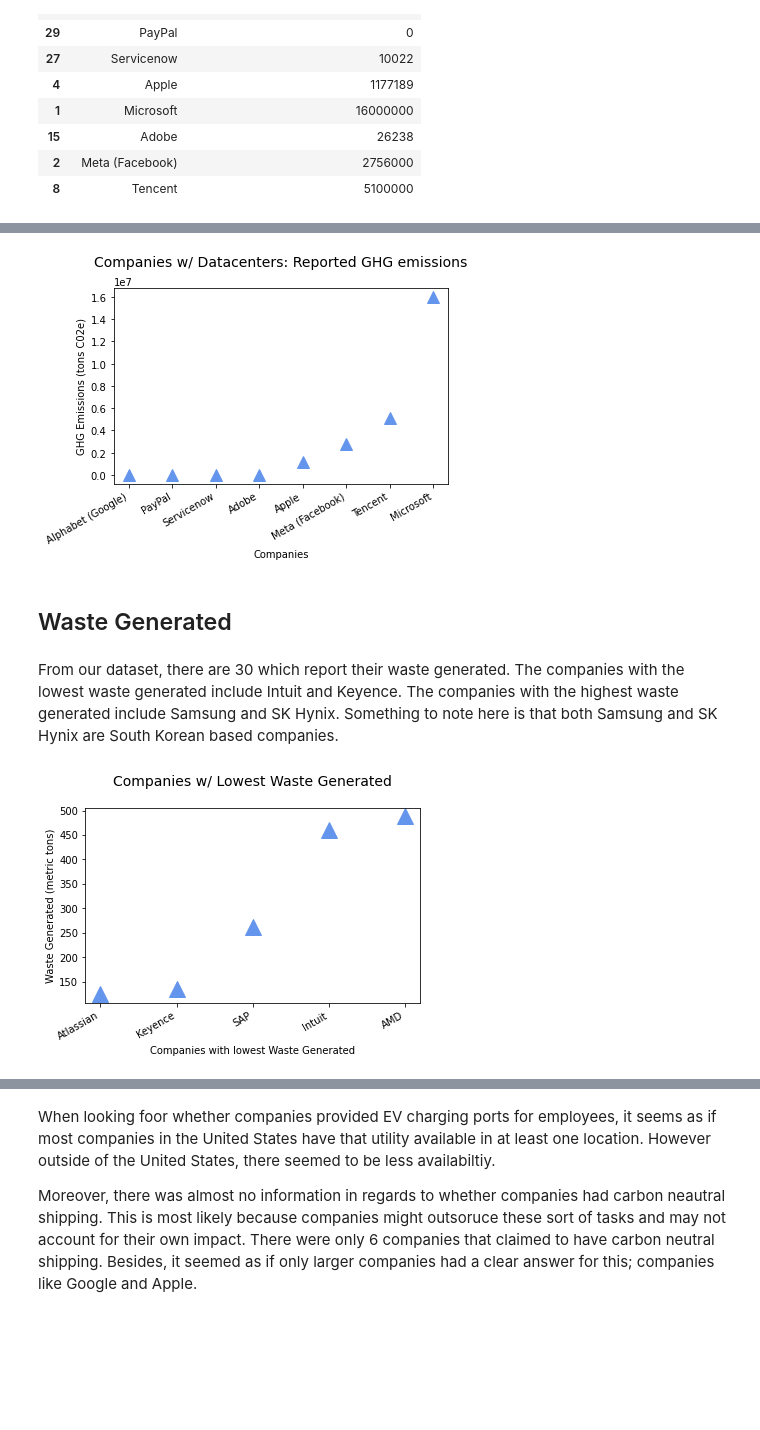
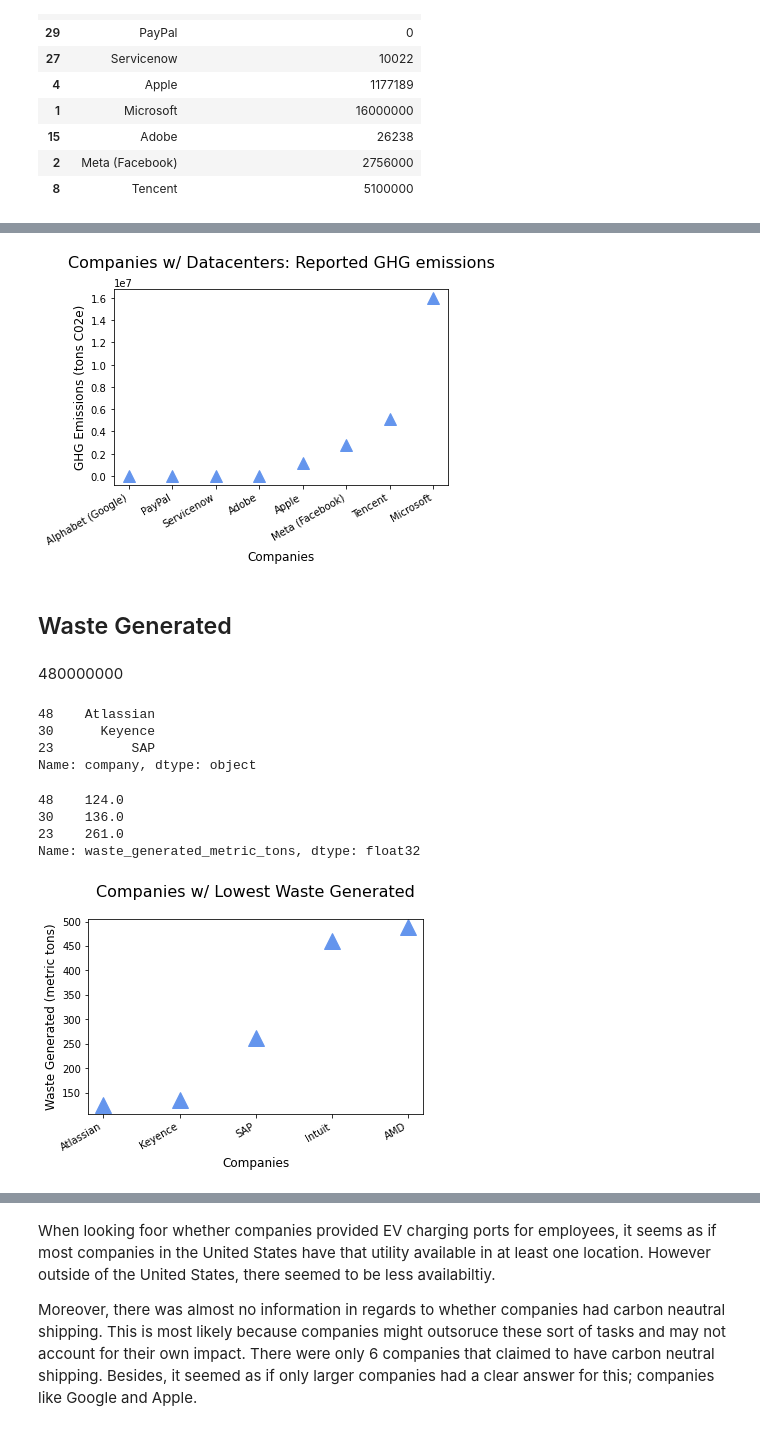
Before and after one commit to nihabhaskar/company_climate_dataset, a Jupyter notebook: results_graphs.ipynb, the cells around one changed output, grey strips where cells are left out. Saved outputs shown, nothing was run; the diff lists cells and outputs as text; code cells hidden in the pictures; blank space fills up the shorter version.

```diff
--- a/results_graphs.ipynb
+++ b/results_graphs.ipynb
@@ -21 +21,3 @@ dataset.head()
 5 rows × 22 columns
+# %%
+dataset['num_employees'] = dataset['num_employees'].str.replace(',', '').astype(float)
@@ -211,21 +202,21 @@ datacenter_ghg = data_ghg[['company', 'ghg_emissions_datacenters_metric_tons']].
 # %%
 x = datacenter_ghg['company']
 y = datacenter_ghg['ghg_emissions_datacenters_metric_tons']
 
 plt.plot(x,y, '^', color='cornflowerblue', markersize=12)
-plt.xlabel('Companies')
-plt.ylabel('GHG Emissions (tons C02e)')
+plt.xlabel('Companies', size=12)
+plt.ylabel('GHG Emissions (tons C02e)', size=12)
 
-plt.title('Companies w/ Datacenters: Reported GHG emissions', size=14, y=1.08)
+plt.title('Companies w/ Datacenters: Reported GHG emissions', size=16, y=1.08)
 
 plt.gcf().autofmt_xdate()
 plt.show()
 # %% [output]
-[figure, old version]
+[figure, new version]
 # %% [markdown]
 ## Waste Generated
 # %% [markdown]
-From our dataset, there are 30 which report their waste generated. The companies with the lowest waste generated include Intuit and Keyence. The companies with the highest waste generated include Samsung and SK Hynix. Something to note here is that both Samsung and SK Hynix are South Korean based companies.
+480000000
 # %%
 waste = dataset[dataset['waste_generated_metric_tons'].notna()]
 waste = waste[waste.waste_generated_metric_tons != 'unsure']
@@ -235,16 +226,30 @@ waste = waste[['company', 'waste_generated_metric_tons']]
 waste['waste_generated_metric_tons'] = pd.to_numeric(waste['waste_generated_metric_tons'], downcast="float")
 # %%
 waste = waste[['company', 'waste_generated_metric_tons']].sort_values(by=['waste_generated_metric_tons'])
+# %%
+waste['company'][0:3]
+# %% [output]
+48    Atlassian
+30      Keyence
+23          SAP
+Name: company, dtype: object
+# %%
+waste['waste_generated_metric_tons'][0:3]
+# %% [output]
+48    124.0
+30    136.0
+23    261.0
+Name: waste_generated_metric_tons, dtype: float32
 # %%
 x = waste['company'][0:5]
 y = waste['waste_generated_metric_tons'][0:5]
 plt.plot(x,y, '^', color='cornflowerblue', markersize=16)
-plt.xlabel('Companies')
-plt.ylabel('Waste Generated (metric tons)')
+plt.xlabel('Companies', size = 12)
+plt.ylabel('Waste Generated (metric tons)', size = 12)
 
-plt.title('Companies w/ Lowest Waste Generated', size=14, y=1.08)
+plt.title('Companies w/ Lowest Waste Generated', size=16, y=1.08)
 
 plt.gcf().autofmt_xdate()
 plt.show()
 # %% [output]
-[figure, old version]
+[figure, new version]
```
Also changed, not shown: parts of 33 cells of this notebook, 14 other files.
